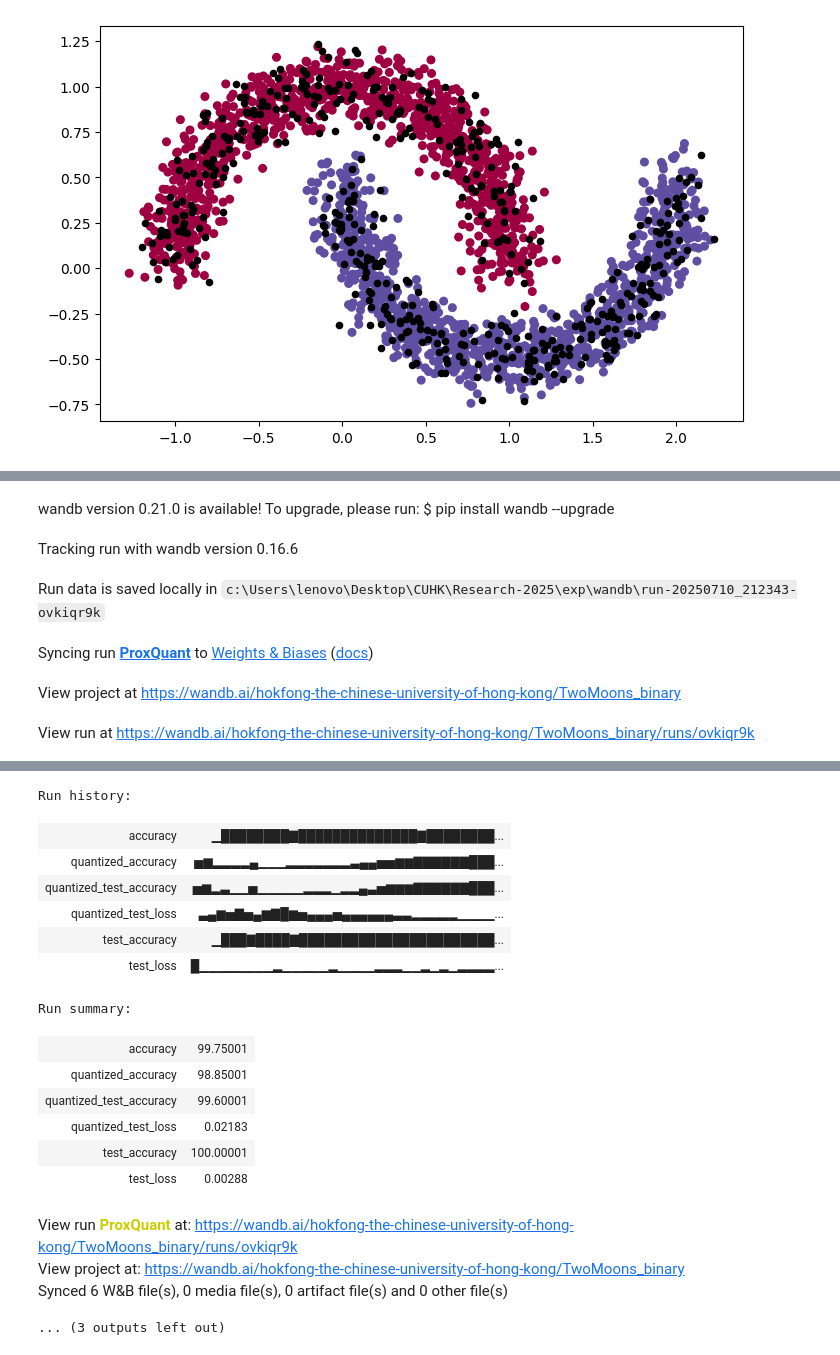
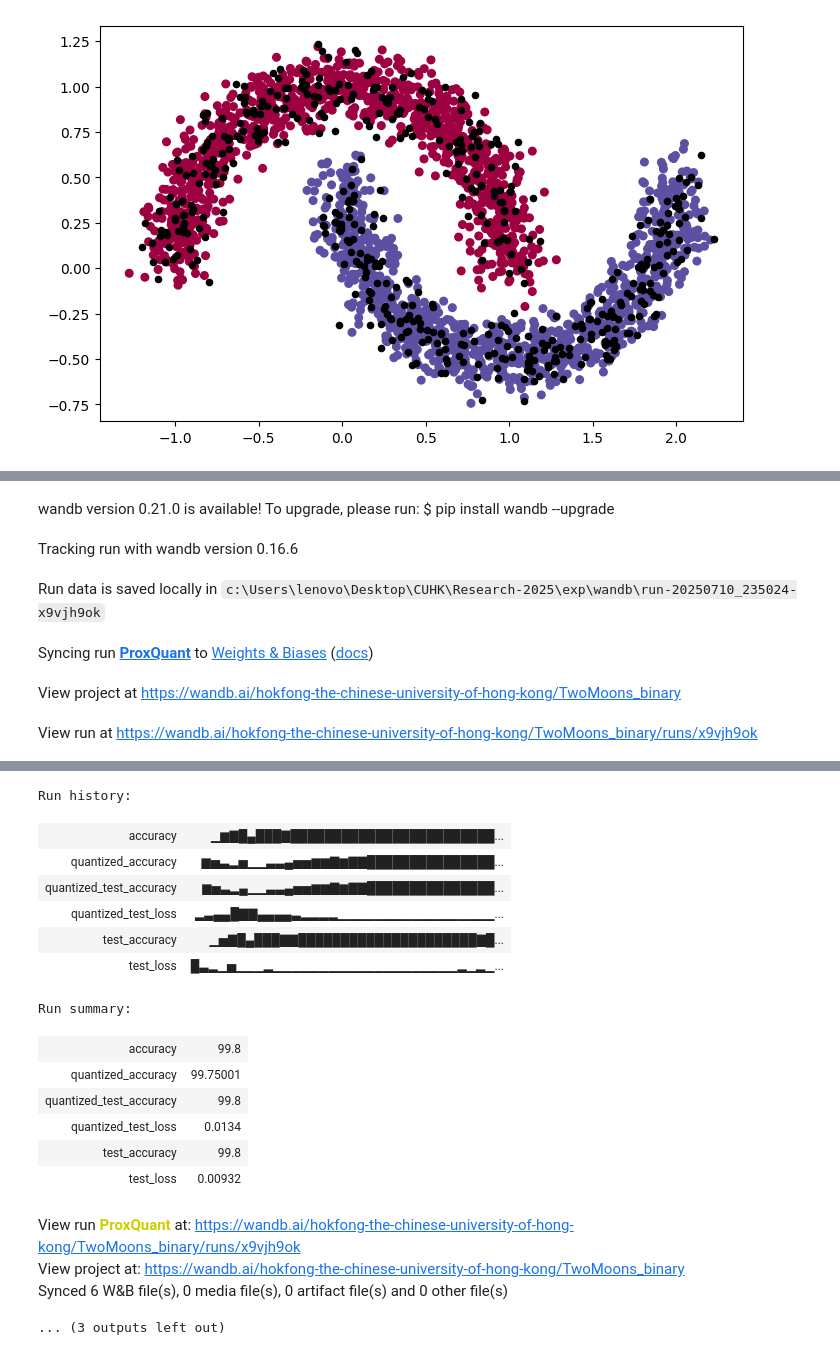
Before and after one commit to SWongHF/Experiment-2025-Summer, a Jupyter notebook: exp/TwoMoons_bin.ipynb, the cells around one changed output, grey strips where cells are left out. Saved outputs shown, nothing was run; the diff lists cells and outputs as text; code cells hidden in the pictures.

```diff
--- a/exp/TwoMoons_bin.ipynb
+++ b/exp/TwoMoons_bin.ipynb
@@ -44,7 +42,7 @@ LR = 0.5
 DECAY_CONST=0.88
 alpha = 0.2
 # ProxQuant
-reg_lambda = 3e-2
+reg_lambda = 5e-2
 
 # Generate training and testing dataset
 n_train = 2000
@@ -91,7 +89,7 @@ def init(project_name, opt_name, batch_size, architecture, dataset_name, lr, alp
     return net, optimizer
 # %%
 # SGD
-net, optimizer = init(project_name="TwoMoons_binary", opt_name="SGD", batch_size=BATCH_SIZE, architecture="MLP", dataset_name="MNIST", lr=LR)
+net, optimizer = init(project_name="TwoMoons_binary", opt_name="SGD", batch_size=BATCH_SIZE, architecture="MLP", dataset_name="TwoMoons", lr=LR)
 
 lr_decay_epochs = [15, 25]
 for decay_epoch in lr_decay_epochs:
@@ -220,8 +219,6 @@ Run summary:
 # %%
 # ProxQuant
-reg_lambda = 5e-2
-
-net, optimizer = init(project_name="TwoMoons_binary", opt_name="ProxQuant", batch_size=BATCH_SIZE, architecture="MLP", dataset_name="MNIST", lr=LR/10, reg_lambda=reg_lambda)
+net, optimizer = init(project_name="TwoMoons_binary", opt_name="ProxQuant", batch_size=BATCH_SIZE, architecture="MLP", dataset_name="TwoMoons", lr=LR/10, reg_lambda=reg_lambda)
 
 lr_decay_epochs = [15, 25]
 lr=LR/10
@@ -326,8 +323,8 @@ figure.moons_plotcontour(model_copy, X_train, X_test, Y_train, Y_test, width=600
 # %% [output]
 wandb version 0.21.0 is available! To upgrade, please run: $ pip install wandb --upgrade
 Tracking run with wandb version 0.16.6
-Run data is saved locally in c:\Users\lenovo\Desktop\CUHK\Research-2025\exp\wandb\run-20250710_212343-ovkiqr9k
+Run data is saved locally in c:\Users\lenovo\Desktop\CUHK\Research-2025\exp\wandb\run-20250710_235024-x9vjh9ok
 Syncing run ProxQuant to Weights & Biases (docs)
 View project at https://wandb.ai/hokfong-the-chinese-university-of-hong-kong/TwoMoons_binary
-View run at https://wandb.ai/hokfong-the-chinese-university-of-hong-kong/TwoMoons_binary/runs/ovkiqr9k
+View run at https://wandb.ai/hokfong-the-chinese-university-of-hong-kong/TwoMoons_binary/runs/x9vjh9ok
 Epoch: 1
@@ -350,18 +347,18 @@ Quantized Train Loss: 0.027 | Quantized Train Acc: 98.850% | Quantized Test Loss
 Run history:
-| accuracy | ▁████████▇██████████████▇████████... |
-| quantized_accuracy | ▅▆▂▂▂▂▄▁▁▁▂▂▂▂▂▂▂▃▄▄▅▅▆▆▇▇▇▇▇▇███... |
-| quantized_test_accuracy | ▅▆▂▃▁▁▅▁▁▁▁▁▂▂▂▁▂▂▄▃▅▆▆▆▇▇▇▇▇▇███... |
-| quantized_test_loss | ▃▄▆▅▇▅▄▆▇█▆▅▄▄▄▅▄▄▄▄▄▄▃▃▂▂▂▂▂▁▁▁▁... |
-| test_accuracy | ▁███▇████▇███████████████████████... |
-| test_loss | █▁▁▁▁▁▁▁▁▂▁▁▁▁▁▂▁▁▁▁▂▂▂▁▁▂▁▂▁▂▂▂▂... |
+| accuracy | ▁▆▇█▄███▇████████████████████████... |
+| quantized_accuracy | ▆▅▃▂▅▁▁▃▃▄▅▅▆▆▇▆▇▇███████████████... |
+| quantized_test_accuracy | ▆▅▃▂▄▁▁▃▃▄▅▅▆▆▇▆▇▇███████████████... |
+| quantized_test_loss | ▂▃▄▄█▇▇▄▄▄▄▃▂▂▂▂▁▁▁▁▁▁▁▁▁▁▁▁▁▁▁▁▁... |
+| test_accuracy | ▁▅▇█▄███▇▇█████████████████████▇█... |
+| test_loss | █▃▂▁▅▁▁▁▂▁▁▁▁▁▁▁▁▁▁▁▁▁▁▁▁▁▁▁▁▂▁▂▁... |
 Run summary:
-| accuracy | 99.75001 |
-| quantized_accuracy | 98.85001 |
-| quantized_test_accuracy | 99.60001 |
-| quantized_test_loss | 0.02183 |
-| test_accuracy | 100.00001 |
-| test_loss | 0.00288 |
+| accuracy | 99.8 |
+| quantized_accuracy | 99.75001 |
+| quantized_test_accuracy | 99.8 |
+| quantized_test_loss | 0.0134 |
+| test_accuracy | 99.8 |
+| test_loss | 0.00932 |
-View run ProxQuant at: https://wandb.ai/hokfong-the-chinese-university-of-hong-kong/TwoMoons_binary/runs/ovkiqr9k
+View run ProxQuant at: https://wandb.ai/hokfong-the-chinese-university-of-hong-kong/TwoMoons_binary/runs/x9vjh9ok
 View project at: https://wandb.ai/hokfong-the-chinese-university-of-hong-kong/TwoMoons_binary
 Synced 6 W&B file(s), 0 media file(s), 0 artifact file(s) and 0 other file(s)
 ... (3 outputs left out)
```
Also changed, not shown: parts of 5 cells of this notebook, 15 other files.
